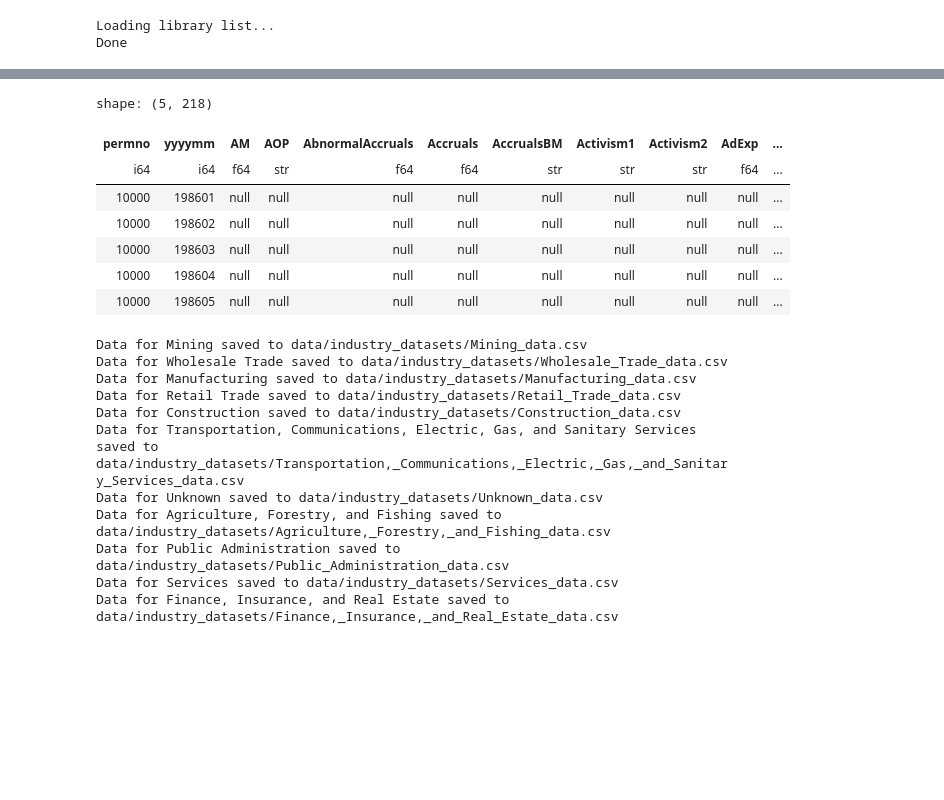
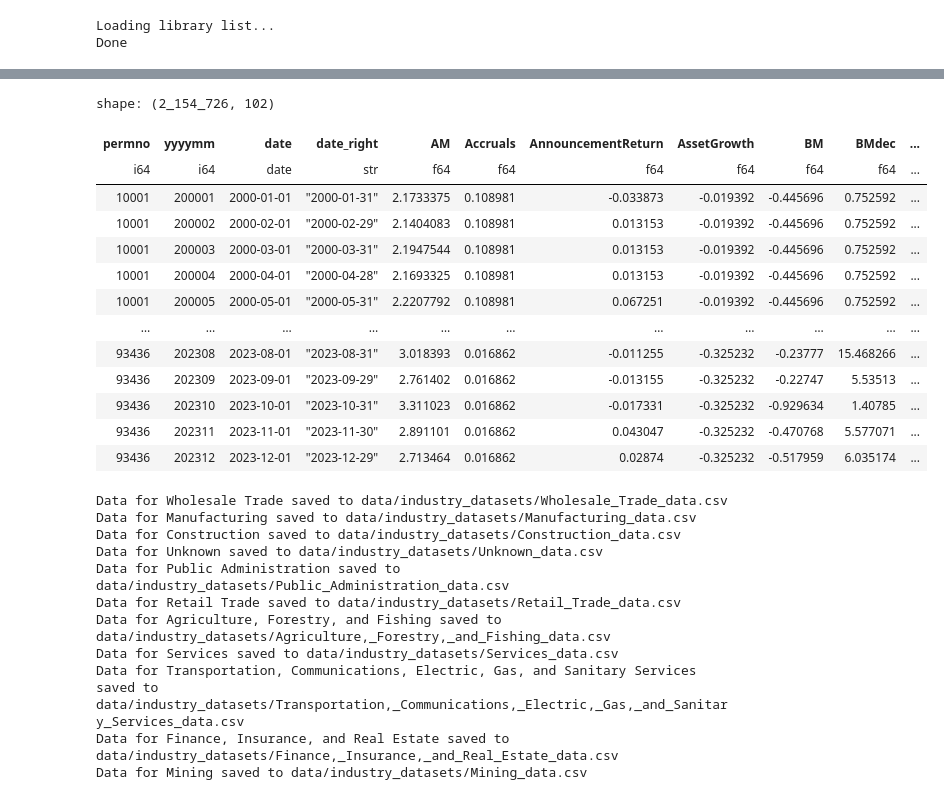
Before and after one commit to NicolasAlmerge/FIN407FinalProject, a Jupyter notebook: Returns.ipynb, the cells around one changed output, grey strips where cells are left out. Cells and saved outputs as stored; diff of their text form; code cells hidden in the pictures; blank space fills up the shorter version.

```diff
--- a/Returns.ipynb
+++ b/Returns.ipynb
@@ -28,3 +28,5 @@ db = wrds.Connection(
 # %% [output]
 Loading library list...
 Done
+# %%
+full_data_imputed = pl.read_parquet("data/3_2_imputed_dataset.parquet")
@@ -93,15 +169,0 @@ sic_groups = {
-# %%
-def map_sic_to_industry(sic):
-    for industry, sic_range in sic_groups.items():
-        if sic in sic_range:
-            return industry
-    return 'Unknown'
-
-# Step 5: Apply the mapping function to create an 'industry' column
-merged_data = merged_data.with_columns([
-    pl.col('siccd').apply(map_sic_to_industry).alias('industry')
-])
-
-# Step 6: Count the number of stocks in each industry
-industry_counts = merged_data.groupby('industry').agg(pl.count('permno').alias('count'))
-print(industry_counts)
@@ -126,0 +170,4 @@ shape: (12, 2)
+# %%
+full_data_industries = full_data_imputed.with_columns(
+    pl.col('siccd').map_elements(map_sic_to_industry).alias('industry')
+)
@@ -126,0 +178,11 @@ shape: (12, 2)
+# %%
+# Ensure the date column is of the correct type
+full_data_reduced = full_data_industries.with_columns([
+    pl.col('date').cast(pl.Date)
+])
+
+# Filter out rows with dates before 1990
+full_data_reduced = full_data_reduced.filter(pl.col('date').dt.year() >= 2000)
+
+
+print(full_data_reduced.head())
@@ -127 +207,18 @@ shape: (12, 2)
+# %%
+full_data_reduced.drop("year", "month")
+# %% [output]
+shape: (2_154_726, 102)
+| permno | yyyymm | date | date_right | AM | Accruals | AnnouncementReturn | AssetGrowth | BM | BMdec | ... |
+| i64 | i64 | date | str | f64 | f64 | f64 | f64 | f64 | f64 | ... |
+| 10001 | 200001 | 2000-01-01 | "2000-01-31" | 2.1733375 | 0.108981 | -0.033873 | -0.019392 | -0.445696 | 0.752592 | ... |
+| 10001 | 200002 | 2000-02-01 | "2000-02-29" | 2.1404083 | 0.108981 | 0.013153 | -0.019392 | -0.445696 | 0.752592 | ... |
+| 10001 | 200003 | 2000-03-01 | "2000-03-31" | 2.1947544 | 0.108981 | 0.013153 | -0.019392 | -0.445696 | 0.752592 | ... |
+| 10001 | 200004 | 2000-04-01 | "2000-04-28" | 2.1693325 | 0.108981 | 0.013153 | -0.019392 | -0.445696 | 0.752592 | ... |
+| 10001 | 200005 | 2000-05-01 | "2000-05-31" | 2.2207792 | 0.108981 | 0.067251 | -0.019392 | -0.445696 | 0.752592 | ... |
+| … | … | … | … | … | … | … | … | … | … | ... |
+| 93436 | 202308 | 2023-08-01 | "2023-08-31" | 3.018393 | 0.016862 | -0.011255 | -0.325232 | -0.23777 | 15.468266 | ... |
+| 93436 | 202309 | 2023-09-01 | "2023-09-29" | 2.761402 | 0.016862 | -0.013155 | -0.325232 | -0.22747 | 5.53513 | ... |
+| 93436 | 202310 | 2023-10-01 | "2023-10-31" | 3.311023 | 0.016862 | -0.017331 | -0.325232 | -0.929634 | 1.40785 | ... |
+| 93436 | 202311 | 2023-11-01 | "2023-11-30" | 2.891101 | 0.016862 | 0.043047 | -0.325232 | -0.470768 | 5.577071 | ... |
+| 93436 | 202312 | 2023-12-01 | "2023-12-29" | 2.713464 | 0.016862 | 0.02874 | -0.325232 | -0.517959 | 6.035174 | ... |
 # %%
@@ -129,34 +226,23 @@ merged_data.write_csv('data/UPDATED_COMPLETE_DATA_WITH_INDUSTRY.csv')
-# %%
-merged_data.head()
-# %% [output]
-shape: (5, 218)
-| permno | yyyymm | AM | AOP | AbnormalAccruals | Accruals | AccrualsBM | Activism1 | Activism2 | AdExp | ... |
-| i64 | i64 | f64 | str | f64 | f64 | str | str | str | f64 | ... |
-| 10000 | 198601 | null | null | null | null | null | null | null | null | ... |
-| 10000 | 198602 | null | null | null | null | null | null | null | null | ... |
-| 10000 | 198603 | null | null | null | null | null | null | null | null | ... |
-| 10000 | 198604 | null | null | null | null | null | null | null | null | ... |
-| 10000 | 198605 | null | null | null | null | null | null | null | null | ... |
 # %%
-industries = merged_data.select(pl.col('industry')).unique().to_series().to_list()
+industries = full_data_reduced.select(pl.col('industry')).unique().to_series().to_list()
 
 os.makedirs('data/industry_datasets', exist_ok=True)
 
 for industry in industries:
     if industry is not None:
-        industry_data = merged_data.filter(pl.col('industry') == industry)
+        industry_data = full_data_reduced.filter(pl.col('industry') == industry)
         industry_filename = f"data/industry_datasets/{industry.replace(' ', '_')}_data.csv"
         industry_data.write_csv(industry_filename)
         print(f"Data for {industry} saved to {industry_filename}")
 # %% [output]
-Data for Mining saved to data/industry_datasets/Mining_data.csv
 Data for Wholesale Trade saved to data/industry_datasets/Wholesale_Trade_data.csv
 Data for Manufacturing saved to data/industry_datasets/Manufacturing_data.csv
+Data for Construction saved to data/industry_datasets/Construction_data.csv
+Data for Unknown saved to data/industry_datasets/Unknown_data.csv
+Data for Public Administration saved to data/industry_datasets/Public_Administration_data.csv
 Data for Retail Trade saved to data/industry_datasets/Retail_Trade_data.csv
-Data for Construction saved to data/industry_datasets/Construction_data.csv
+Data for Agriculture, Forestry, and Fishing saved to data/industry_datasets/Agriculture,_Forestry,_and_Fishing_data.csv
+Data for Services saved to data/industry_datasets/Services_data.csv
 Data for Transportation, Communications, Electric, Gas, and Sanitary Services saved to data/industry_datasets/Transportation,_Communications,_Electric,_Gas,_and_Sanitary_Services_data.csv
-Data for Unknown saved to data/industry_datasets/Unknown_data.csv
-Data for Agriculture, Forestry, and Fishing saved to data/industry_datasets/Agriculture,_Forestry,_and_Fishing_data.csv
-Data for Public Administration saved to data/industry_datasets/Public_Administration_data.csv
-Data for Services saved to data/industry_datasets/Services_data.csv
 Data for Finance, Insurance, and Real Estate saved to data/industry_datasets/Finance,_Insurance,_and_Real_Estate_data.csv
+Data for Mining saved to data/industry_datasets/Mining_data.csv
```
Also changed, not shown: parts of 13 cells of this notebook.
